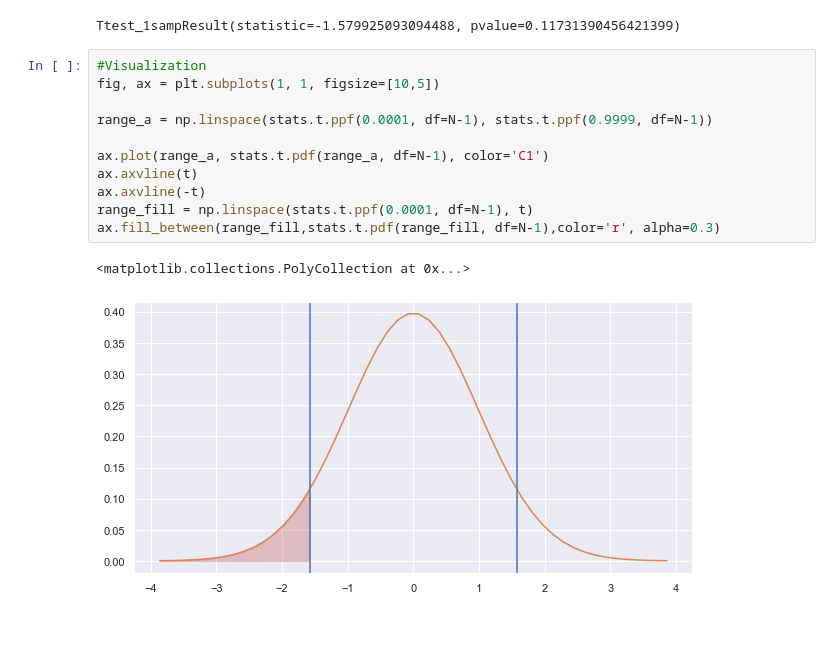
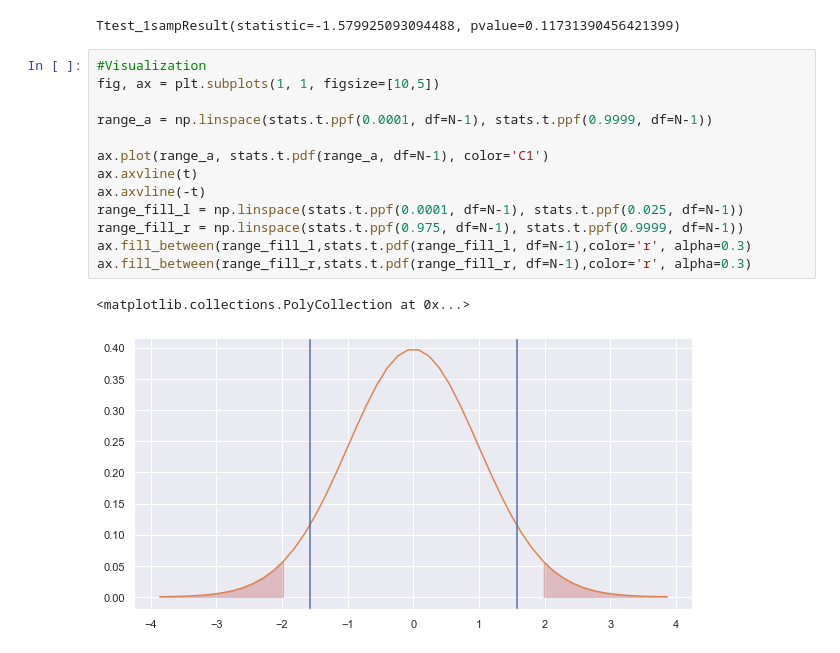
Before and after one commit to normannexo/Mathematics-notebooks, a Jupyter notebook: hypothesis testing.ipynb, the cells around one changed output. Cells and saved outputs as stored; diff of their text form.

```diff
--- a/hypothesis testing.ipynb
+++ b/hypothesis testing.ipynb
@@ -111,14 +127,16 @@ Ttest_1sampResult(statistic=-1.579925093094488, pvalue=0.11731390456421399)
 # %%
 #Visualization
 fig, ax = plt.subplots(1, 1, figsize=[10,5])
 
 range_a = np.linspace(stats.t.ppf(0.0001, df=N-1), stats.t.ppf(0.9999, df=N-1))
 
 ax.plot(range_a, stats.t.pdf(range_a, df=N-1), color='C1')
 ax.axvline(t)
 ax.axvline(-t)
-range_fill = np.linspace(stats.t.ppf(0.0001, df=N-1), t)
-ax.fill_between(range_fill,stats.t.pdf(range_fill, df=N-1),color='r', alpha=0.3)
+range_fill_l = np.linspace(stats.t.ppf(0.0001, df=N-1), stats.t.ppf(0.025, df=N-1))
+range_fill_r = np.linspace(stats.t.ppf(0.975, df=N-1), stats.t.ppf(0.9999, df=N-1))
+ax.fill_between(range_fill_l,stats.t.pdf(range_fill_l, df=N-1),color='r', alpha=0.3)
+ax.fill_between(range_fill_r,stats.t.pdf(range_fill_r, df=N-1),color='r', alpha=0.3)
 # %% [output]
 <matplotlib.collections.PolyCollection at 0x...>
-[figure, old version]
+[figure, new version]
```
Also changed, not shown: parts of 4 cells of this notebook, 2 other files.
